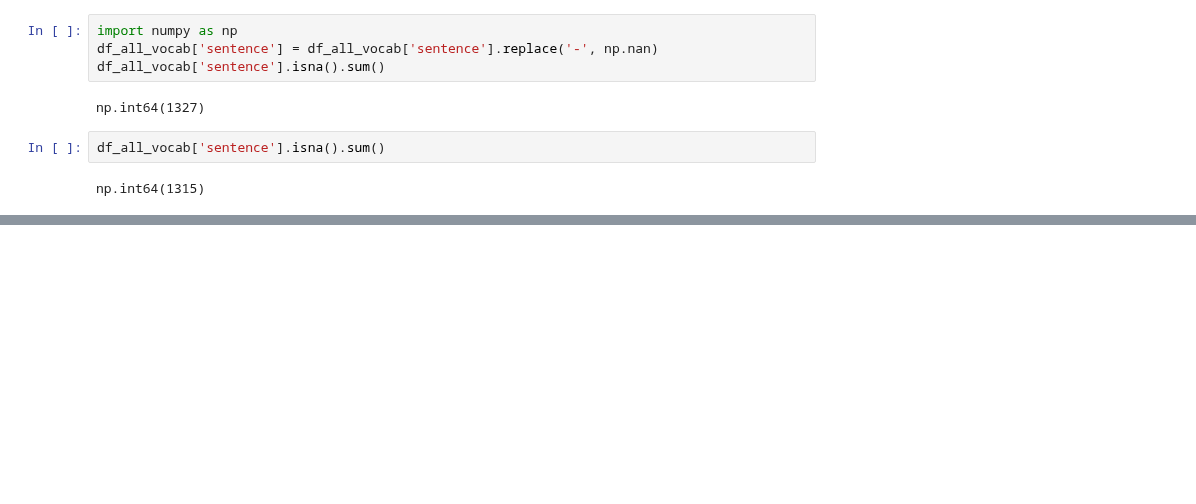
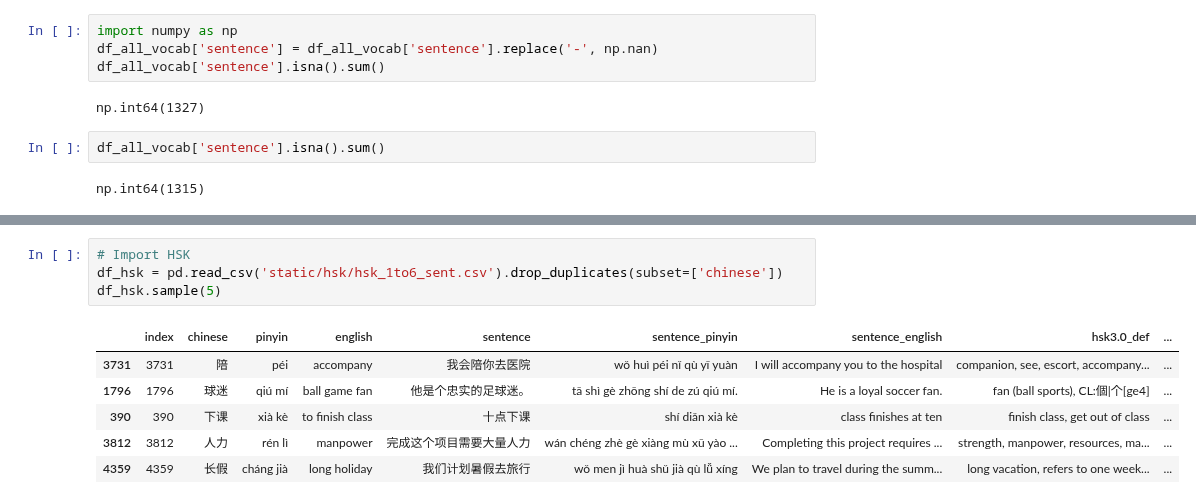
Before and after one commit to srcole/my_mandarin_database, a Jupyter notebook: 00_sandbox.ipynb, the cells around one changed output, grey strips where cells are left out. Saved outputs shown, nothing was run; the diff lists cells and outputs as text; blank space fills up the shorter version.

```diff
--- a/00_sandbox.ipynb
+++ b/00_sandbox.ipynb
@@ -578,0 +662,11 @@ np.int64(1315)
+# %%
+# Import HSK
+df_hsk = pd.read_csv('static/hsk/hsk_1to6_sent.csv').drop_duplicates(subset=['chinese'])
+df_hsk.sample(5)
+# %% [output]
+|  | index | chinese | pinyin | english | sentence | sentence_pinyin | sentence_english | hsk3.0_def | ... |
+| 3731 | 3731 | 陪 | péi | accompany | 我会陪你去医院 | wǒ huì péi nǐ qù yī yuàn | I will accompany you to the hospital | companion, see, escort, accompany... | ... |
+| 1796 | 1796 | 球迷 | qiú mí | ball game fan | 他是个忠实的足球迷。 | tā shì gè zhōng shí de zú qiú mí. | He is a loyal soccer fan. | fan (ball sports), CL:個|个[ge4] | ... |
+| 390 | 390 | 下课 | xià kè | to finish class | 十点下课 | shí diǎn xià kè | class finishes at ten | finish class, get out of class | ... |
+| 3812 | 3812 | 人力 | rén lì | manpower | 完成这个项目需要大量人力 | wán chéng zhè gè xiàng mù xū yào ... | Completing this project requires ... | strength, manpower, resources, ma... | ... |
+| 4359 | 4359 | 长假 | cháng jià | long holiday | 我们计划暑假去旅行 | wǒ men jì huà shǔ jià qù lǚ xíng | We plan to travel during the summ... | long vacation, refers to one week... | ... |
```
Also changed, not shown: parts of 9 cells of this notebook, 9 other files.
